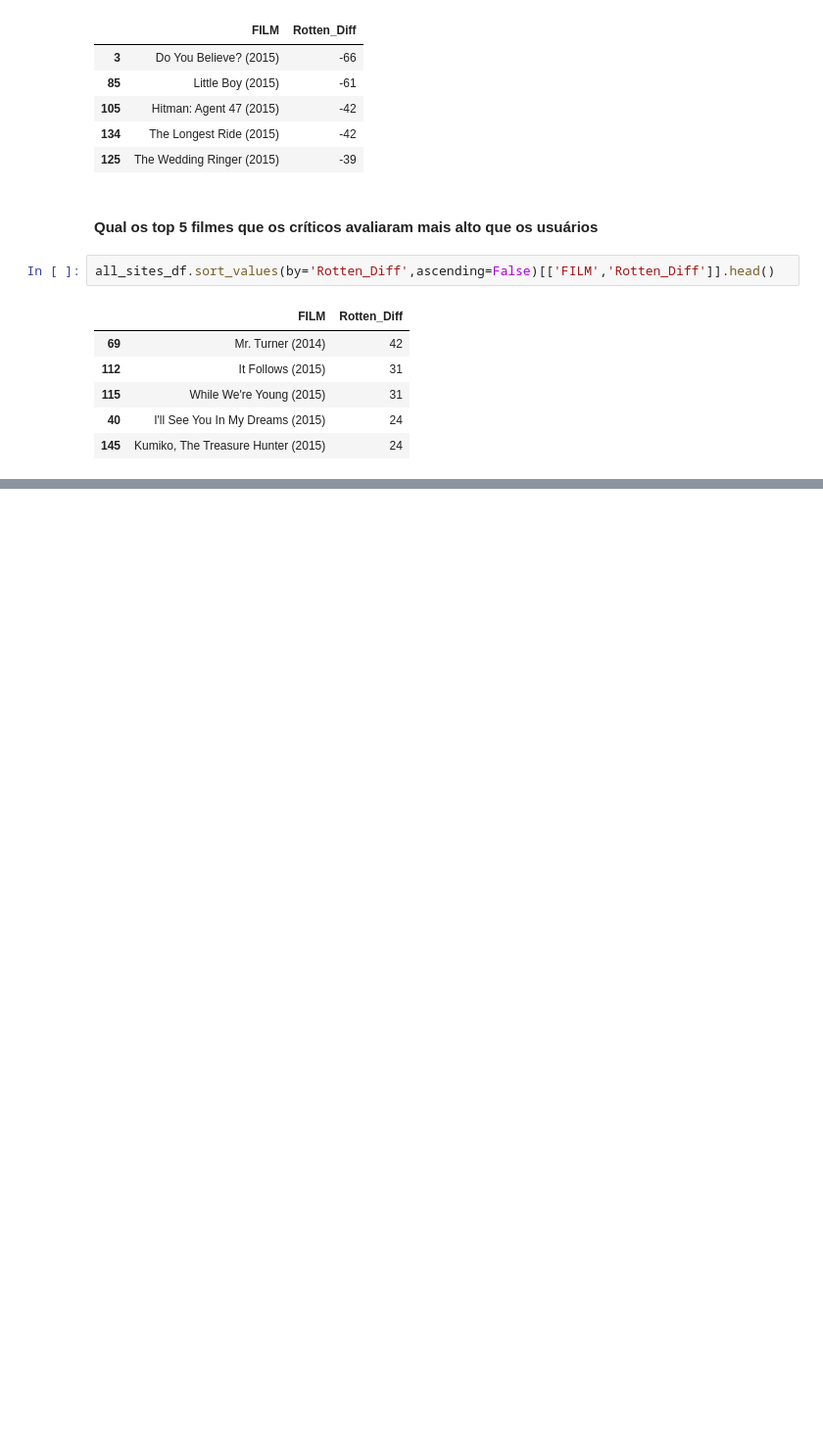
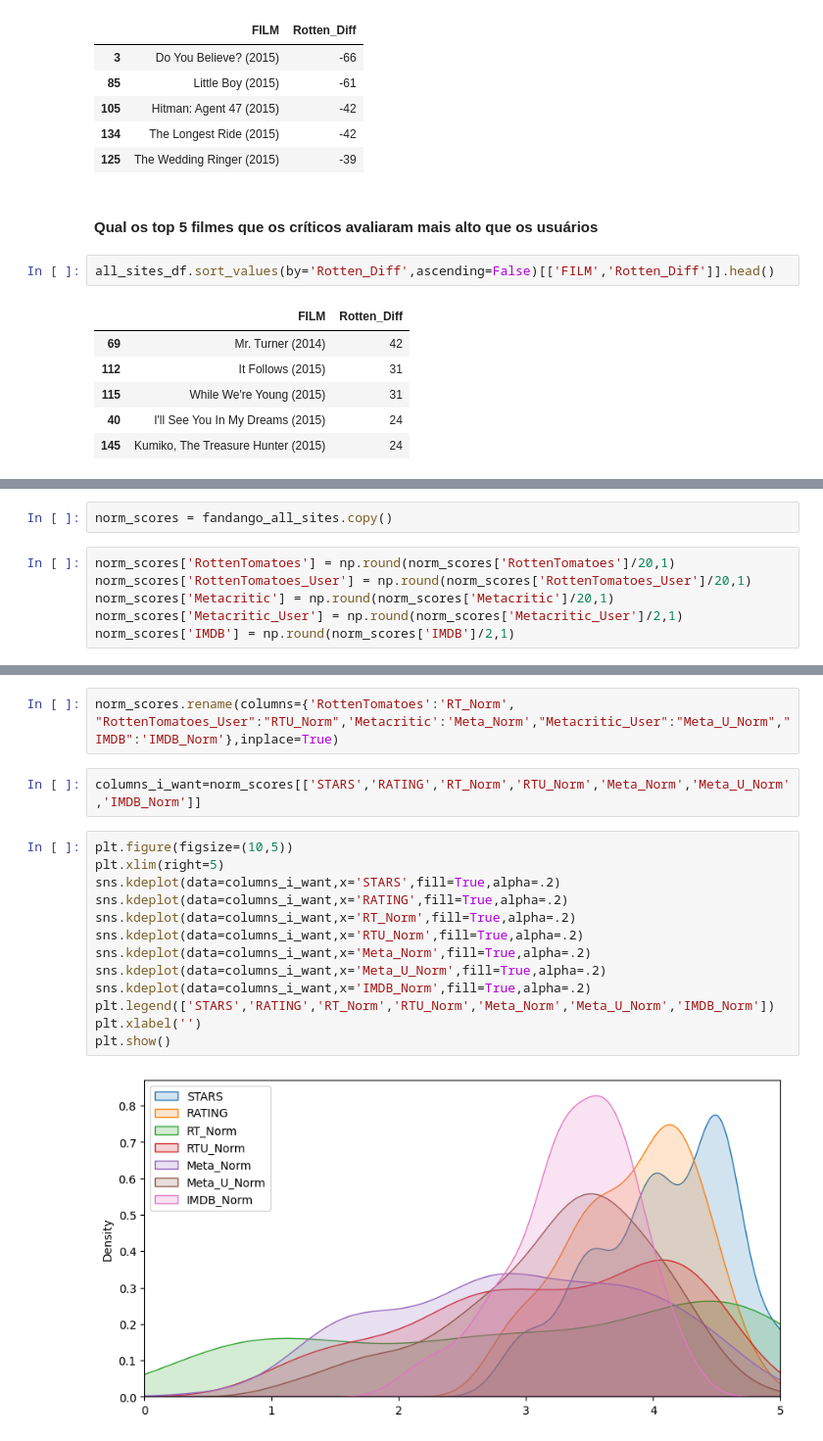
Before and after one commit to aronbarbosag/data-analysis-python, a Jupyter notebook: notebooks/capstone_project.ipynb, the cells around one changed output, grey strips where cells are left out. Shown at 98% size. Cells and saved outputs as stored; diff of their text form; blank space fills up the shorter version.

```diff
--- a/notebooks/capstone_project.ipynb
+++ b/notebooks/capstone_project.ipynb
@@ -361,0 +437,8 @@ all_sites_df.sort_values(by='Rotten_Diff',ascending=False)[['FILM','Rotten_Diff'
+# %%
+norm_scores = fandango_all_sites.copy()
+# %%
+norm_scores['RottenTomatoes'] = np.round(norm_scores['RottenTomatoes']/20,1)
+norm_scores['RottenTomatoes_User'] = np.round(norm_scores['RottenTomatoes_User']/20,1)
+norm_scores['Metacritic'] = np.round(norm_scores['Metacritic']/20,1)
+norm_scores['Metacritic_User'] = np.round(norm_scores['Metacritic_User']/2,1)
+norm_scores['IMDB'] = np.round(norm_scores['IMDB']/2,1)
@@ -361,0 +454,19 @@ all_sites_df.sort_values(by='Rotten_Diff',ascending=False)[['FILM','Rotten_Diff'
+# %%
+norm_scores.rename(columns={'RottenTomatoes':'RT_Norm', "RottenTomatoes_User":"RTU_Norm",'Metacritic':'Meta_Norm',"Metacritic_User":"Meta_U_Norm","IMDB":'IMDB_Norm'},inplace=True)
+# %%
+columns_i_want=norm_scores[['STARS','RATING','RT_Norm','RTU_Norm','Meta_Norm','Meta_U_Norm','IMDB_Norm']]
+# %%
+plt.figure(figsize=(10,5))
+plt.xlim(right=5)
+sns.kdeplot(data=columns_i_want,x='STARS',fill=True,alpha=.2)
+sns.kdeplot(data=columns_i_want,x='RATING',fill=True,alpha=.2)
+sns.kdeplot(data=columns_i_want,x='RT_Norm',fill=True,alpha=.2)
+sns.kdeplot(data=columns_i_want,x='RTU_Norm',fill=True,alpha=.2)
+sns.kdeplot(data=columns_i_want,x='Meta_Norm',fill=True,alpha=.2)
+sns.kdeplot(data=columns_i_want,x='Meta_U_Norm',fill=True,alpha=.2)
+sns.kdeplot(data=columns_i_want,x='IMDB_Norm',fill=True,alpha=.2)
+plt.legend(['STARS','RATING','RT_Norm','RTU_Norm','Meta_Norm','Meta_U_Norm','IMDB_Norm'])
+plt.xlabel('')
+plt.show()
+# %% [output]
+[figure, added]
```
Also changed, not shown: parts of 14 cells of this notebook.
